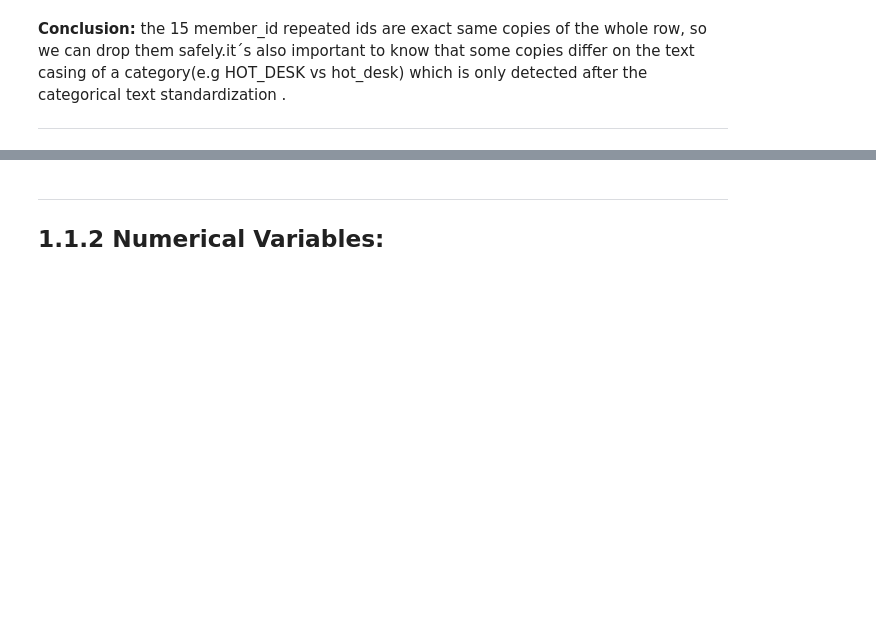
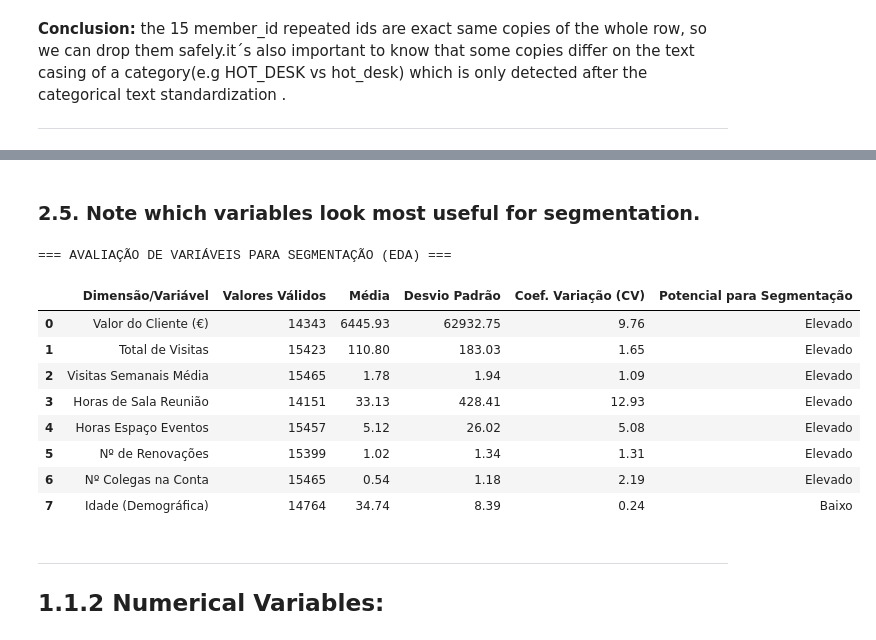
Before and after one commit to Diogosousa03/DM_Grupo18, a Jupyter notebook: notebooks/Group18_EDA_Code.ipynb, the cells around one changed output, grey strips where cells are left out. Cells and saved outputs as stored; diff of their text form; code cells hidden in the pictures; blank space fills up the shorter version.

```diff
--- a/notebooks/Group18_EDA_Code.ipynb
+++ b/notebooks/Group18_EDA_Code.ipynb
@@ -230,3 +798,69 @@ The dataset has different datatypes across 31 different variables (columns)
+# %% [markdown]
+### 2.5. Note which variables look most useful for segmentation.
+# %%
+# -------------------------------------------------------------------------
+# AUDITORIA DE VARIÁVEIS PROMISSÓRIAS PARA SEGMENTAÇÃO (EDA)
+# -------------------------------------------------------------------------
+
+# Cópia temporária para a auditoria
+df_eda = df.copy()
+
+# Tratamentos temporários em memória
+df_eda['lifetime_value_clean'] = pd.to_numeric(
+    df_eda['lifetime_value'].astype(str).str.replace(r'[^\d.-]', '', regex=True),
+    errors='coerce'
+)
+df_eda.loc[df_eda['lifetime_value_clean'] < 0, 'lifetime_value_clean'] = np.nan
+df_eda.loc[(df_eda['age'] < 16) | (df_eda['age'] > 100), 'age'] = np.nan
+
+for col in ['total_visits', 'avg_weekly_visits', 'meeting_room_hours', 'event_space_hours', 'n_renewals']:
+    if col in df_eda.columns:
+        df_eda.loc[df_eda[col] < 0, col] = np.nan
+
+# Lista de variáveis candidatas para a segmentação
+candidate_vars = {
+    'lifetime_value_clean': 'Valor do Cliente (€)',
+    'total_visits': 'Total de Visitas',
+    'avg_weekly_visits': 'Visitas Semanais Média',
+    'meeting_room_hours': 'Horas de Sala Reunião',
+    'event_space_hours': 'Horas Espaço Eventos',
+    'n_renewals': 'Nº de Renovações',
+    'n_colleagues_on_account': 'Nº Colegas na Conta',
+    'age': 'Idade (Demográfica)'
+}
+
+seg_evaluation = []
+
+for var_name, label in candidate_vars.items():
+    s = df_eda[var_name].dropna()
+    mean_val = s.mean()
+    std_val = s.std()
+    cv_val = std_val / mean_val if mean_val != 0 else np.nan
+
+    seg_evaluation.append({
+        'Dimensão/Variável': label,
+        'Valores Válidos': len(s),
+        'Média': round(mean_val, 2),
+        'Desvio Padrão': round(std_val, 2),
+        'Coef. Variação (CV)': round(cv_val, 2),
+        'Potencial para Segmentação': 'Elevado' if cv_val > 1.0 else ('Baixo' if cv_val < 0.5 else 'Moderado')
+    })
+
+df_seg_summary = pd.DataFrame(seg_evaluation)
+
+print("=== AVALIAÇÃO DE VARIÁVEIS PARA SEGMENTAÇÃO (EDA) ===")
+display(df_seg_summary)
+# %% [output]
+=== AVALIAÇÃO DE VARIÁVEIS PARA SEGMENTAÇÃO (EDA) ===
+|  | Dimensão/Variável | Valores Válidos | Média | Desvio Padrão | Coef. Variação (CV) | Potencial para Segmentação |
+| 0 | Valor do Cliente (€) | 14343 | 6445.93 | 62932.75 | 9.76 | Elevado |
+| 1 | Total de Visitas | 15423 | 110.80 | 183.03 | 1.65 | Elevado |
+| 2 | Visitas Semanais Média | 15465 | 1.78 | 1.94 | 1.09 | Elevado |
+| 3 | Horas de Sala Reunião | 14151 | 33.13 | 428.41 | 12.93 | Elevado |
+| 4 | Horas Espaço Eventos | 15457 | 5.12 | 26.02 | 5.08 | Elevado |
+| 5 | Nº de Renovações | 15399 | 1.02 | 1.34 | 1.31 | Elevado |
+| 6 | Nº Colegas na Conta | 15465 | 0.54 | 1.18 | 2.19 | Elevado |
+| 7 | Idade (Demográfica) | 14764 | 34.74 | 8.39 | 0.24 | Baixo |
 # %% [markdown]
 ---
 ## 1.1.2 Numerical Variables:
```
Also changed, not shown: parts of 32 cells of this notebook.
